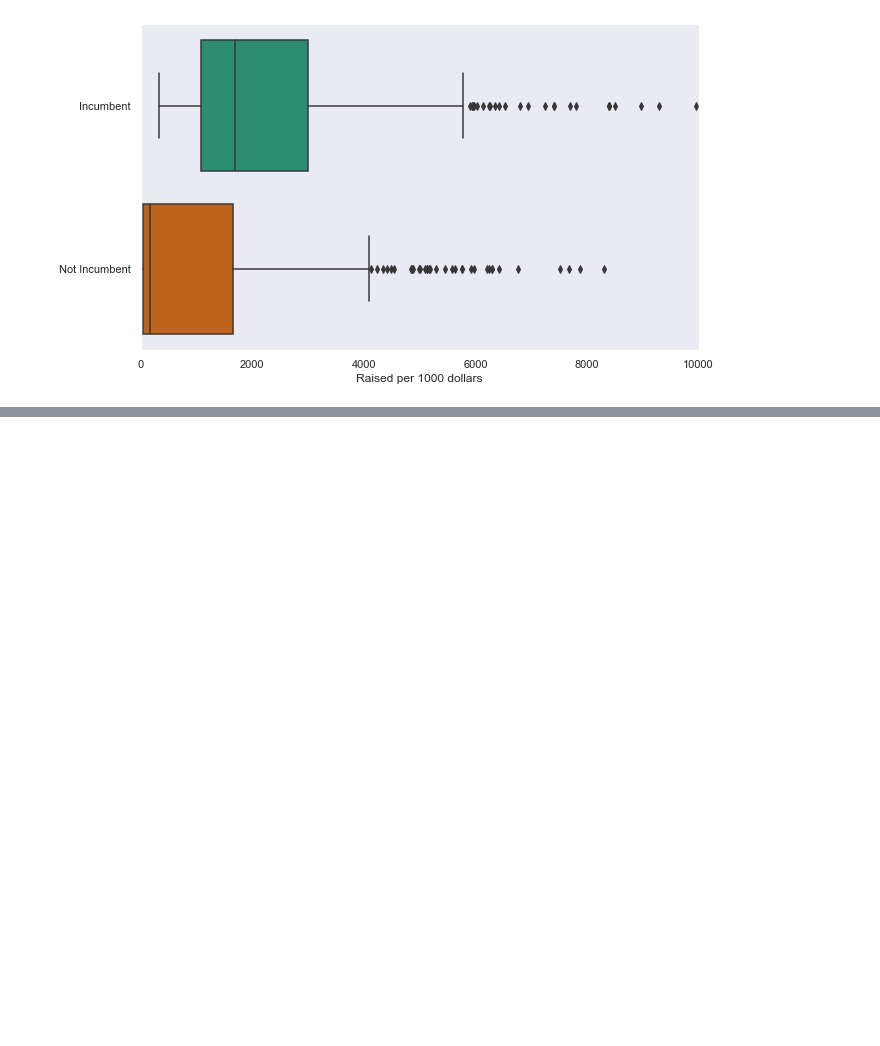
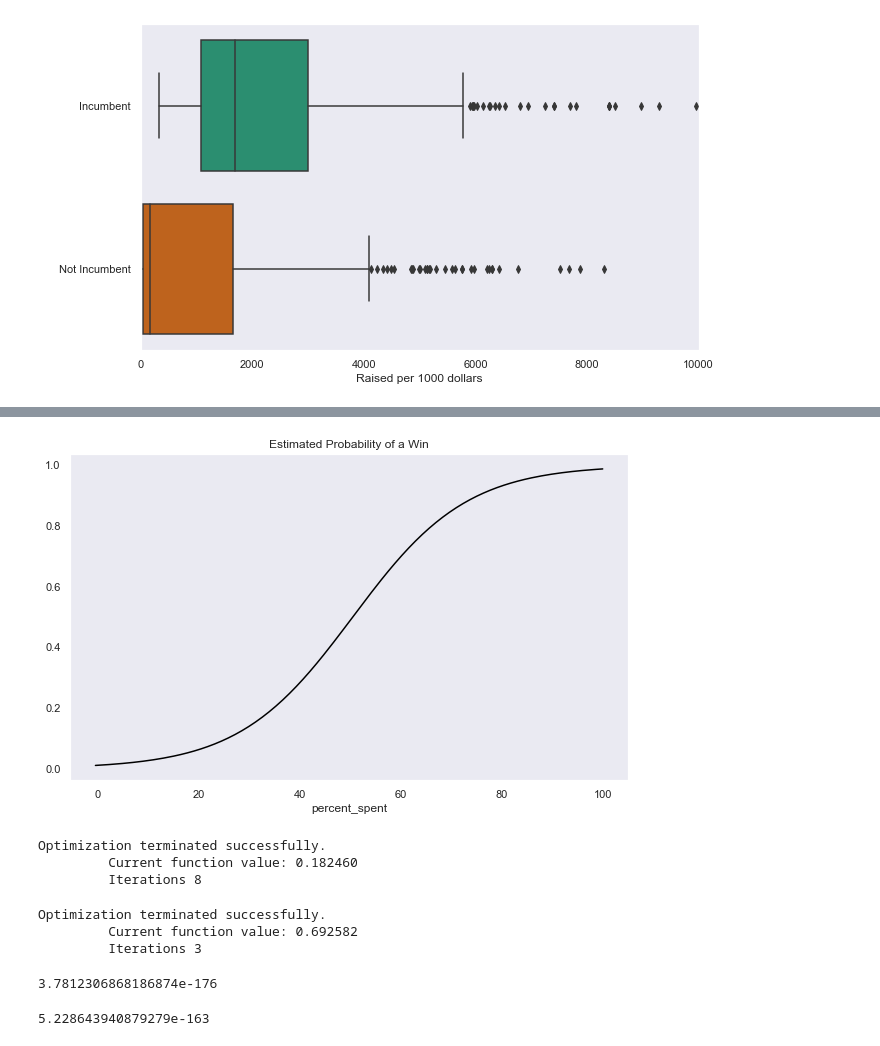
Before and after one commit to hcgreer/webscraping_open_secrets-pizza, a Jupyter notebook: Notebooks/hg_webscrape.ipynb, the cells around one changed output, grey strips where cells are left out. Saved outputs shown, nothing was run; the diff lists cells and outputs as text; code cells hidden in the pictures; blank space fills up the shorter version.

```diff
--- a/Notebooks/hg_webscrape.ipynb
+++ b/Notebooks/hg_webscrape.ipynb
@@ -211,0 +262,10 @@ ax.set_xlim(0, 10000);
+# %%
+all_candidates['tot_money_spent'] =(all_candidates
+.groupby(['state', 'district'])['spent']
+.transform(sum)
+)
+# %%
+all_candidates['percent_spent'] = (
+    (all_candidates['spent'] / all_candidates['tot_money_spent'] * 100)
+    .round(2)
+)
@@ -211,0 +293,31 @@ ax.set_xlim(0, 10000);
+# %%
+fit_df = pd.DataFrame({
+    'percent_spent': np.linspace(start = all_candidates['percent_spent'].min(),
+                            stop = all_candidates['percent_spent'].max(),
+                            num = 150)
+})
+
+fit_df['fit'] = win_per_spent_logreg.predict(fit_df)
+
+fit_df.plot(x = 'percent_spent',
+             y = 'fit',
+             legend = False,
+             figsize = (10,6),
+             color = 'black',
+            title = 'Estimated Probability of a Win');
+# %% [output]
+[figure, added]
+# %%
+win_incum_per_spent_logreg = smf.logit("winner_dum ~ incumbent_dum + percent_spent",
+                          data = all_candidates).fit()
+# %% [output]
+Optimization terminated successfully.
+         Current function value: 0.182460
+         Iterations 8
+# %%
+reduced_model = smf.logit('winner_dum ~ 1',
+                        data = all_candidates).fit()
+# %% [output]
+Optimization terminated successfully.
+         Current function value: 0.692582
+         Iterations 3
@@ -211,0 +329,8 @@ ax.set_xlim(0, 10000);
+# %%
+dd_test(reduced_model, win_per_spent_logreg)
+# %% [output]
+3.7812306868186874e-176
+# %%
+dd_test(reduced_model, win_incum_logreg)
+# %% [output]
+5.228643940879279e-163
```
Also changed, not shown: parts of 13 cells of this notebook.
